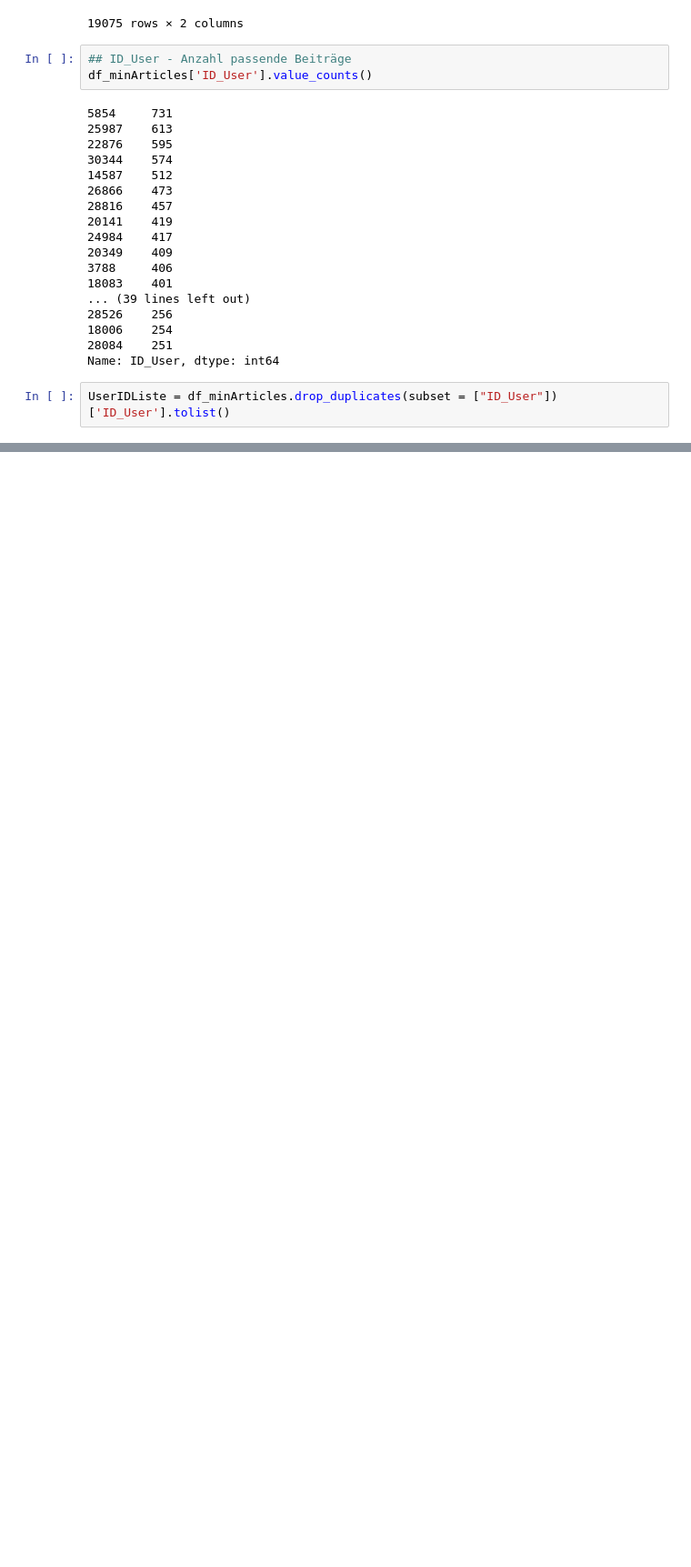
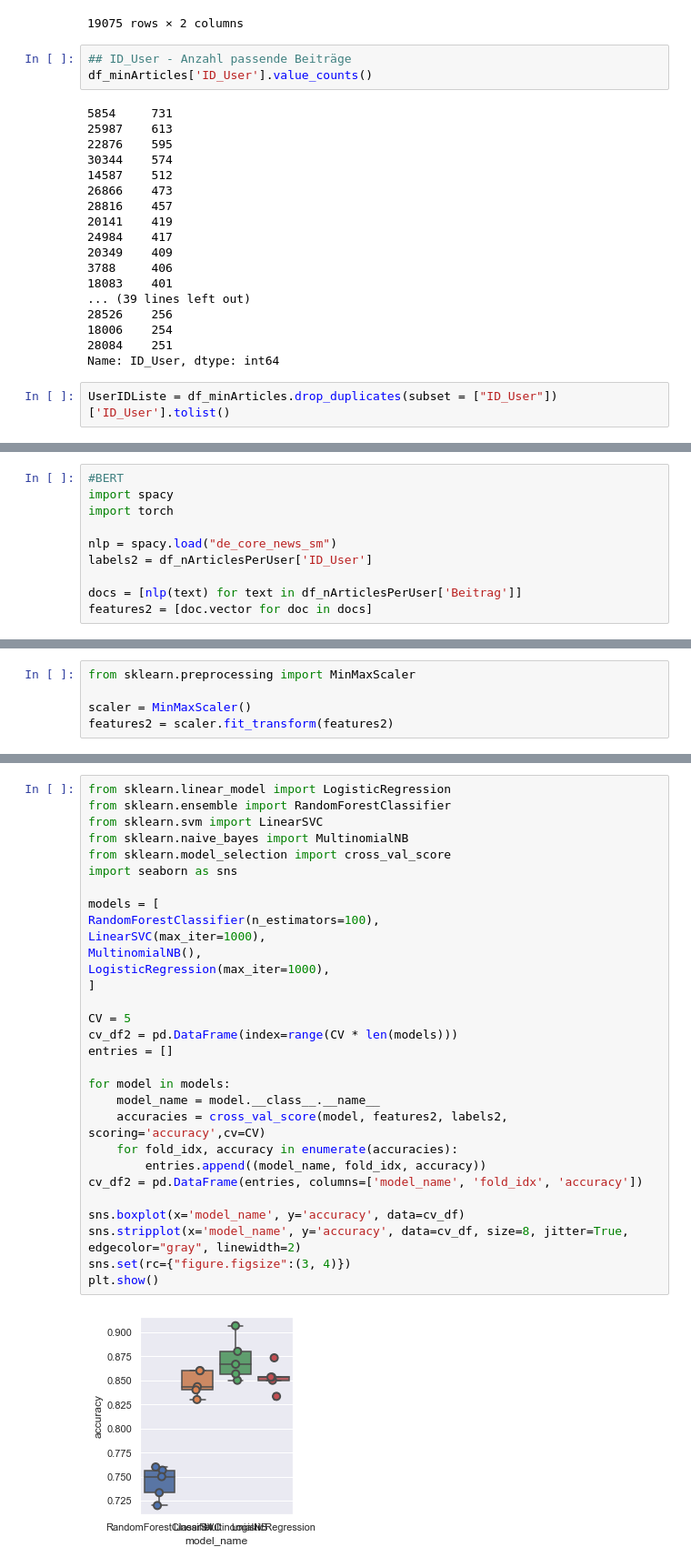
Before and after one commit to diewaldm/ml, a Jupyter notebook: ChooseClassifier.ipynb, the cells around one changed output, grey strips where cells are left out. Shown at 91% size. Saved outputs shown, nothing was run; the diff lists cells and outputs as text; blank space fills up the shorter version.

```diff
--- a/ChooseClassifier.ipynb
+++ b/ChooseClassifier.ipynb
@@ -170,0 +184,10 @@ plt.show()
+# %%
+#BERT
+import spacy
+import torch
+
+nlp = spacy.load("de_core_news_sm")
+labels2 = df_nArticlesPerUser['ID_User']
+
+docs = [nlp(text) for text in df_nArticlesPerUser['Beitrag']]
+features2 = [doc.vector for doc in docs]
@@ -170,0 +196,5 @@ plt.show()
+# %%
+from sklearn.preprocessing import MinMaxScaler
+
+scaler = MinMaxScaler()
+features2 = scaler.fit_transform(features2)
@@ -170,0 +206,32 @@ plt.show()
+# %%
+from sklearn.linear_model import LogisticRegression
+from sklearn.ensemble import RandomForestClassifier
+from sklearn.svm import LinearSVC
+from sklearn.naive_bayes import MultinomialNB
+from sklearn.model_selection import cross_val_score
+import seaborn as sns
+
+models = [
+RandomForestClassifier(n_estimators=100),
+LinearSVC(max_iter=1000),
+MultinomialNB(),
+LogisticRegression(max_iter=1000),
+]
+
+CV = 5
+cv_df2 = pd.DataFrame(index=range(CV * len(models)))
+entries = []
+
+for model in models:
+    model_name = model.__class__.__name__
+    accuracies = cross_val_score(model, features2, labels2, scoring='accuracy',cv=CV)
+    for fold_idx, accuracy in enumerate(accuracies):
+        entries.append((model_name, fold_idx, accuracy))
+cv_df2 = pd.DataFrame(entries, columns=['model_name', 'fold_idx', 'accuracy'])
+
+sns.boxplot(x='model_name', y='accuracy', data=cv_df)
+sns.stripplot(x='model_name', y='accuracy', data=cv_df, size=8, jitter=True, edgecolor="gray", linewidth=2)
+sns.set(rc={"figure.figsize":(3, 4)})
+plt.show()
+# %% [output]
+[figure, added]
```
Also changed, not shown: parts of 18 cells of this notebook.
